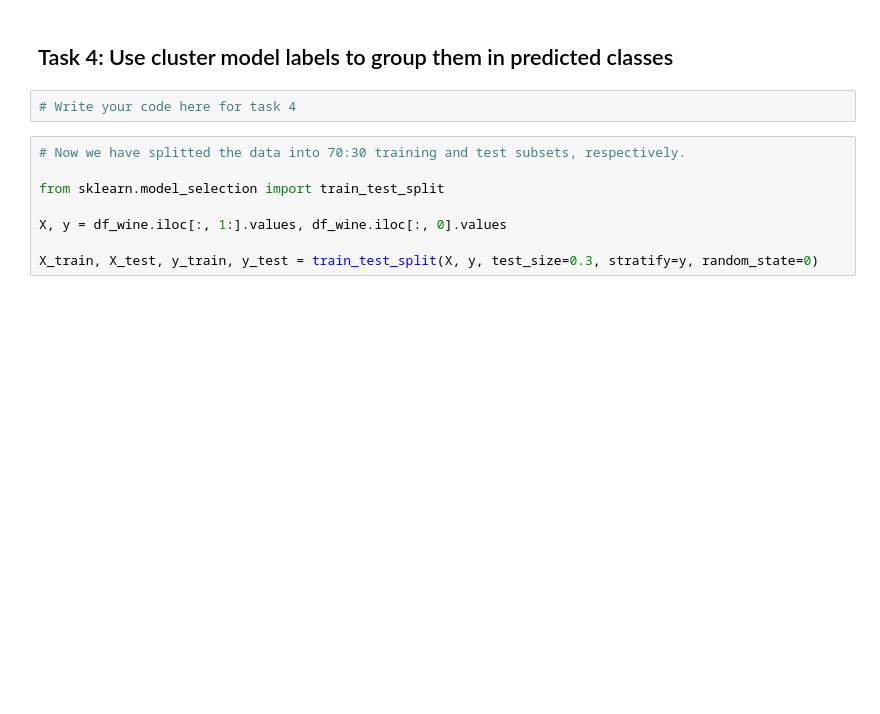
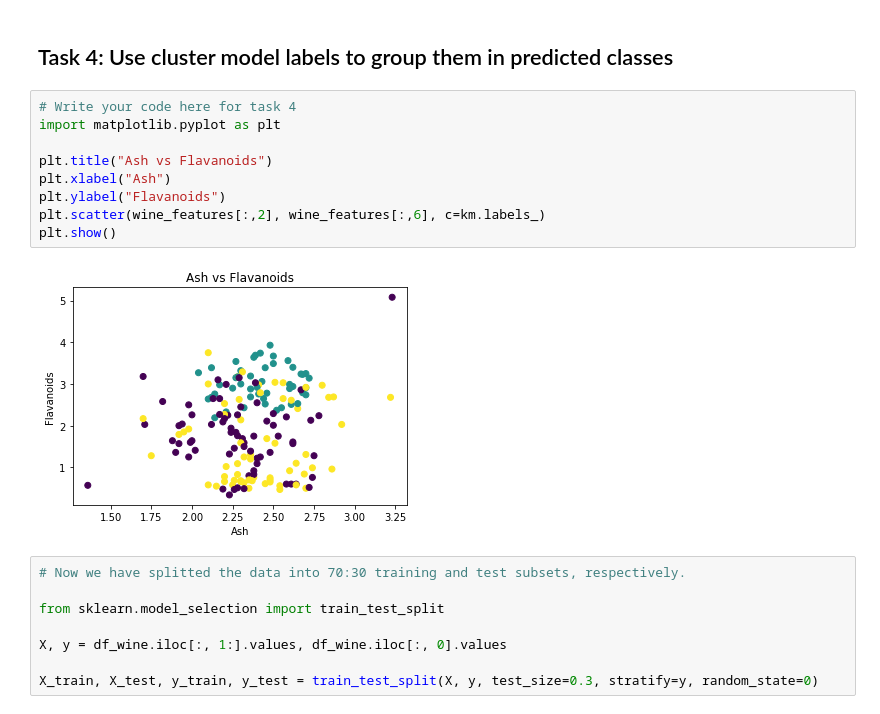
Before and after one commit to Loptt/CE888-Course, a Jupyter notebook: Lab6/Lab_6_Exercise.ipynb, the cells around one changed output. Cells and saved outputs as stored; diff of their text form; blank space fills up the shorter version.

```diff
--- a/Lab6/Lab_6_Exercise.ipynb
+++ b/Lab6/Lab_6_Exercise.ipynb
@@ -354,7 +388,16 @@ Index(['Class label'], dtype='object')
 # %% [markdown]
 ## Task 4: Use cluster model labels to group them in predicted classes
-# %%
-# Write your code here for task 4
+# %%
+# Write your code here for task 4
+import matplotlib.pyplot as plt
+
+plt.title("Ash vs Flavanoids")
+plt.xlabel("Ash")
+plt.ylabel("Flavanoids")
+plt.scatter(wine_features[:,2], wine_features[:,6], c=km.labels_)
+plt.show()
+# %% [output]
+[figure, added]
 # %%
 # Now we have splitted the data into 70:30 training and test subsets, respectively.
 
```
Also changed, not shown: parts of 11 cells of this notebook.
